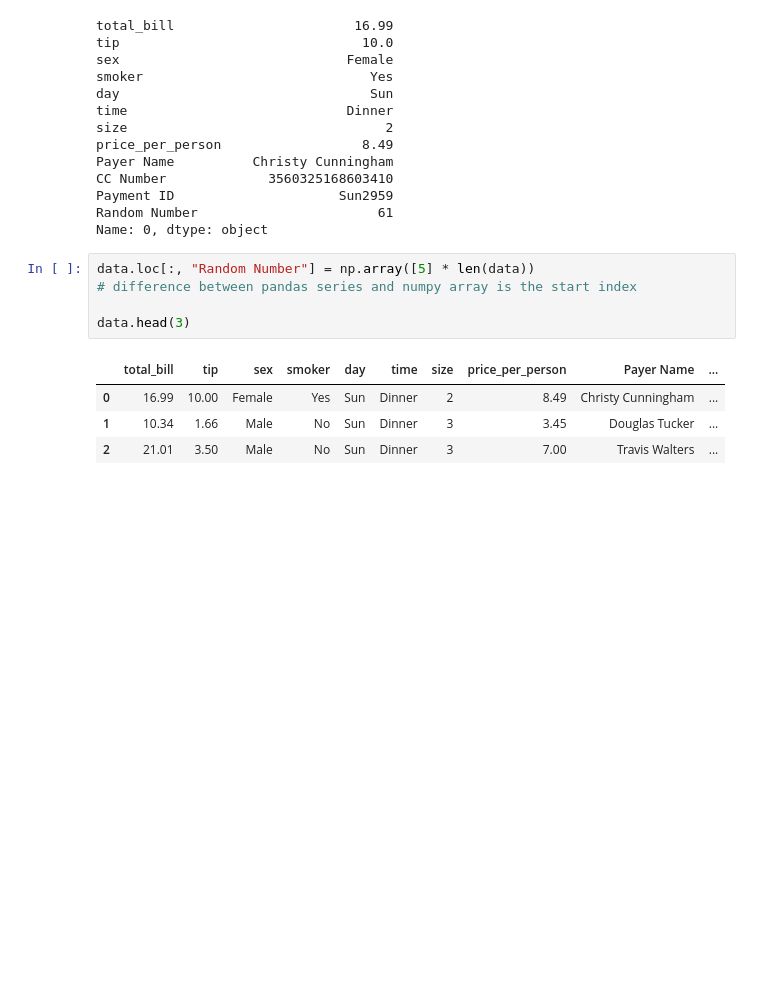
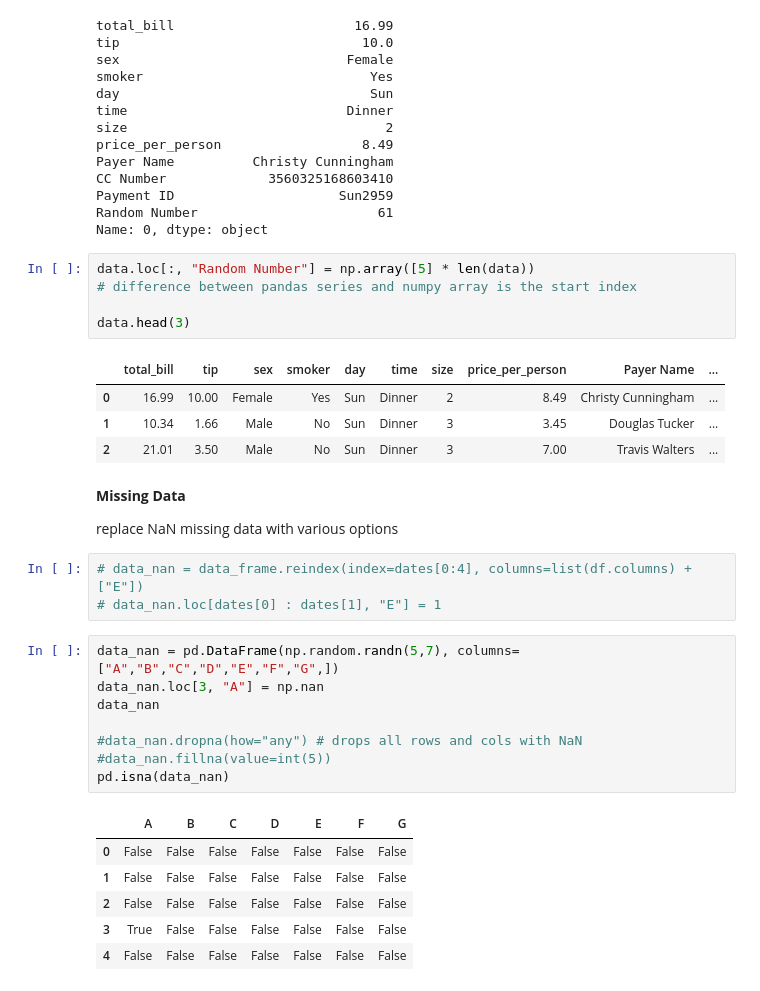
Before and after one commit to BradJKim/Data-Visualization, a Jupyter notebook: data.ipynb, the cells around one changed output. Saved outputs shown, nothing was run; the diff lists cells and outputs as text; blank space fills up the shorter version.

Commit message:
Missing data and operations

```diff
--- a/data.ipynb
+++ b/data.ipynb
@@ -438,3 +438,27 @@ data.head(3)
 | 0 | 16.99 | 10.00 | Female | Yes | Sun | Dinner | 2 | 8.49 | Christy Cunningham | ... |
 | 1 | 10.34 | 1.66 | Male | No | Sun | Dinner | 3 | 3.45 | Douglas Tucker | ... |
 | 2 | 21.01 | 3.50 | Male | No | Sun | Dinner | 3 | 7.00 | Travis Walters | ... |
+# %% [markdown]
+**Missing Data**
+
+<span style="font-size:14px;">
+    replace NaN missing data with various options<br>
+</span>
+# %%
+# data_nan = data_frame.reindex(index=dates[0:4], columns=list(df.columns) + ["E"])
+# data_nan.loc[dates[0] : dates[1], "E"] = 1
+# %%
+data_nan = pd.DataFrame(np.random.randn(5,7), columns=["A","B","C","D","E","F","G",])
+data_nan.loc[3, "A"] = np.nan
+data_nan
+
+#data_nan.dropna(how="any") # drops all rows and cols with NaN
+#data_nan.fillna(value=int(5))
+pd.isna(data_nan)
+# %% [output]
+|  | A | B | C | D | E | F | G |
+| 0 | False | False | False | False | False | False | False |
+| 1 | False | False | False | False | False | False | False |
+| 2 | False | False | False | False | False | False | False |
+| 3 | True | False | False | False | False | False | False |
+| 4 | False | False | False | False | False | False | False |
```
Also changed, not shown: parts of 15 cells of this notebook.
